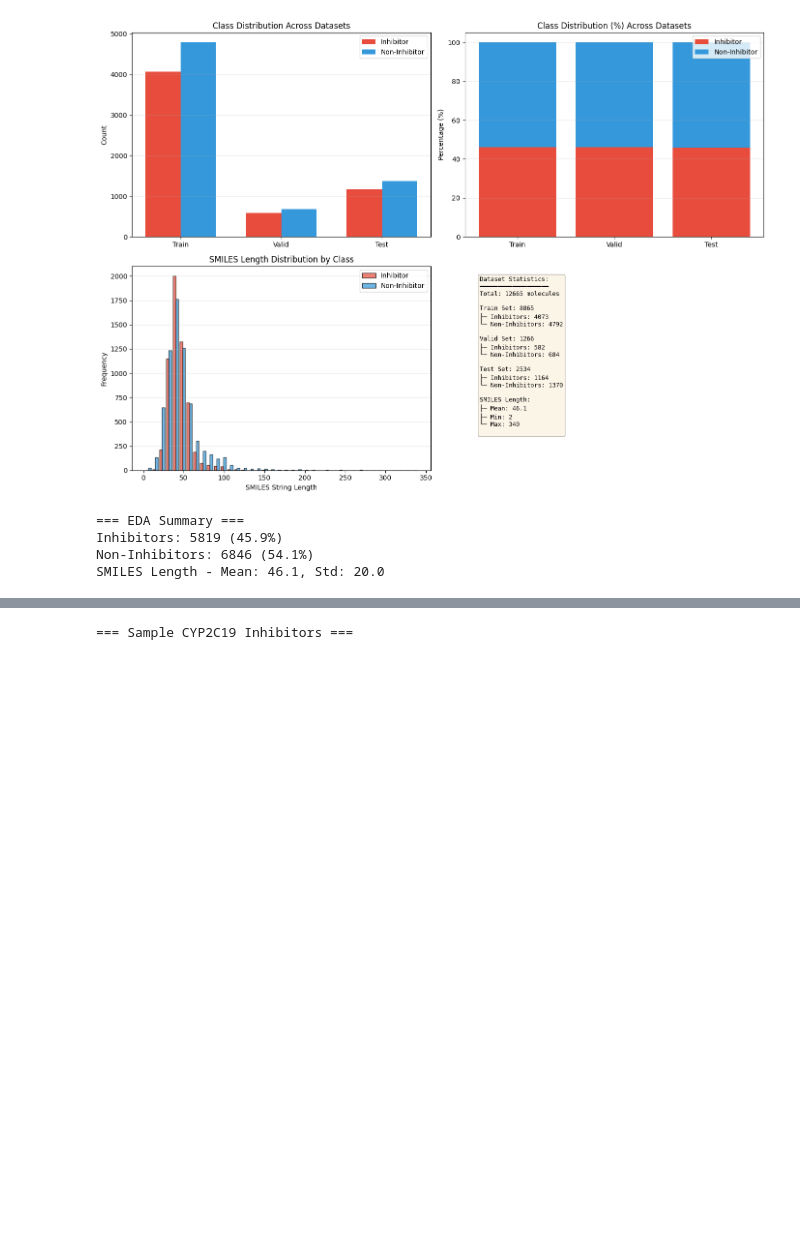
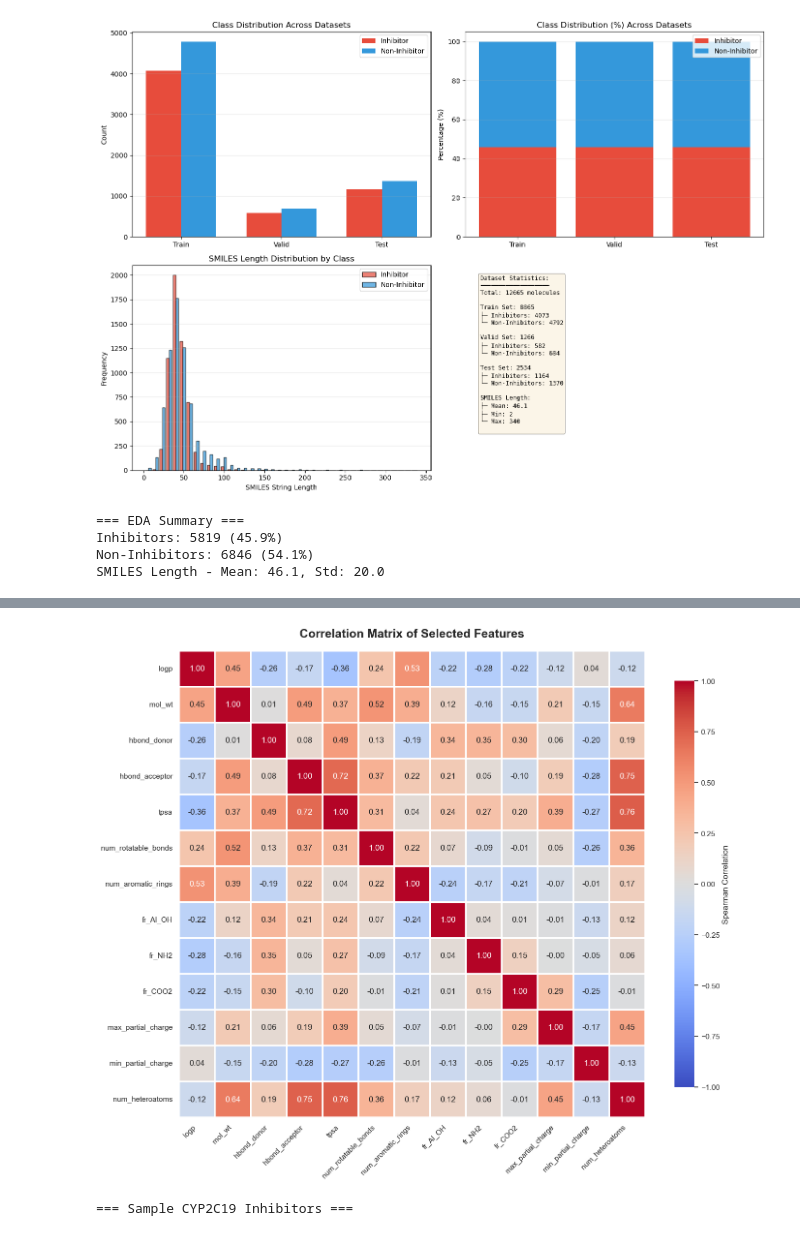
Before and after one commit to ManuCa93/drug_desing_final, a Jupyter notebook: notebook.ipynb, the cells around one changed output, grey strips where cells are left out. Cells and saved outputs as stored; diff of their text form; code cells hidden in the pictures; blank space fills up the shorter version.

Commit message:
added correlation matrix and a simple random forest

```diff
--- a/notebook.ipynb
+++ b/notebook.ipynb
@@ -519,3 +535,38 @@ Ring Count:
+# %%
+import matplotlib.pyplot as plt
+import seaborn as sns
+import numpy as np
+
+# 1. Calculate the correlation matrix on the new features (X_train)
+# Using Spearman correlation since the data might not be normally distributed
+corr_matrix = X_train.corr(method='spearman')
+
+# 2. Set the Seaborn style and figure size
+sns.set_theme(style="white")
+plt.figure(figsize=(14, 12))
+
+# 3. Create the Heatmap (Full Matrix / No Mask)
+sns.heatmap(
+    corr_matrix,
+    cmap='coolwarm',
+    vmax=1.0, vmin=-1.0,
+    center=0,
+    annot=True,
+    fmt=".2f",
+    square=True,
+    linewidths=1.0,
+    cbar_kws={"shrink": .8, "label": "Spearman Correlation"}
+)
+
+# 4. Customize titles and fonts
+plt.title('Correlation Matrix of Selected Features', fontsize=18, fontweight='bold', pad=20)
+plt.xticks(rotation=45, ha='right', fontsize=11)
+plt.yticks(rotation=0, fontsize=11)
+
+plt.tight_layout()
+plt.show()
+# %% [output]
+[figure, added]
 # %%
 # Visualize Sample Molecules from Each Class
 from IPython.display import display
```
Also changed, not shown: parts of 4 cells of this notebook.
